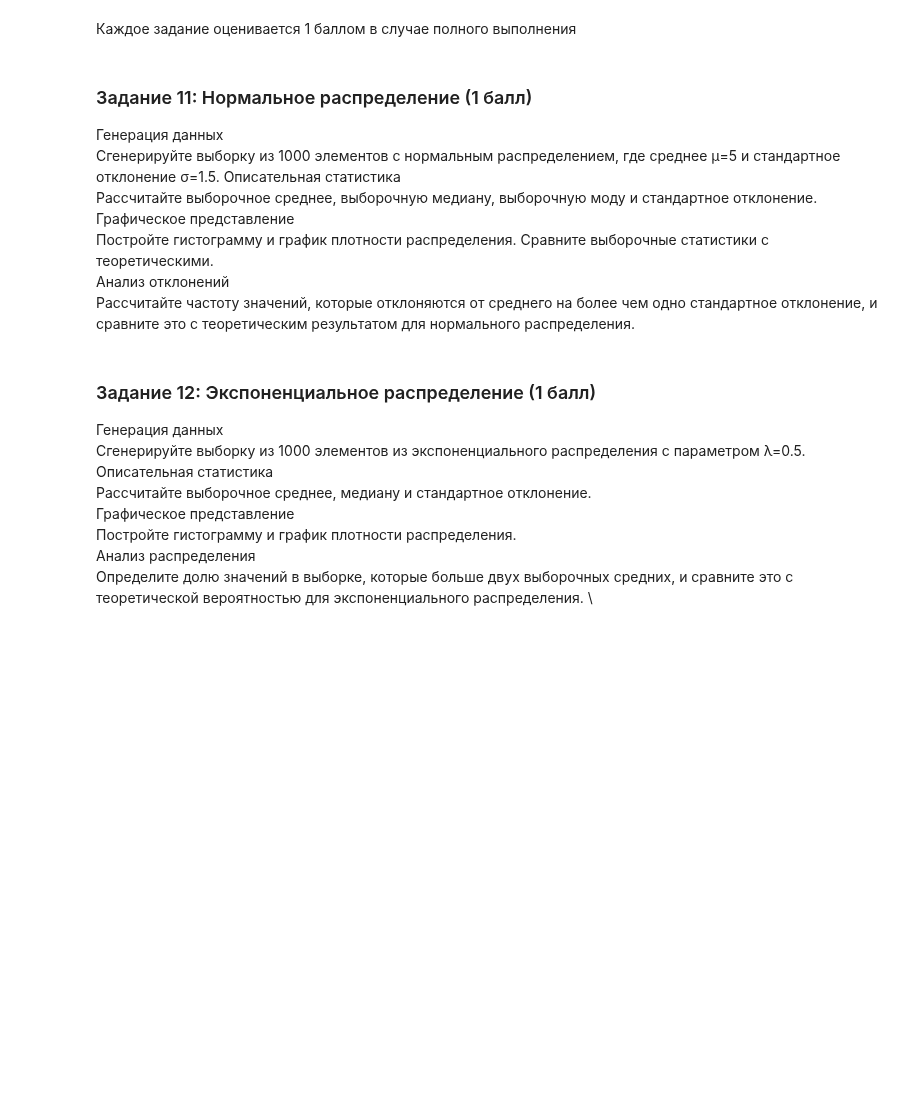
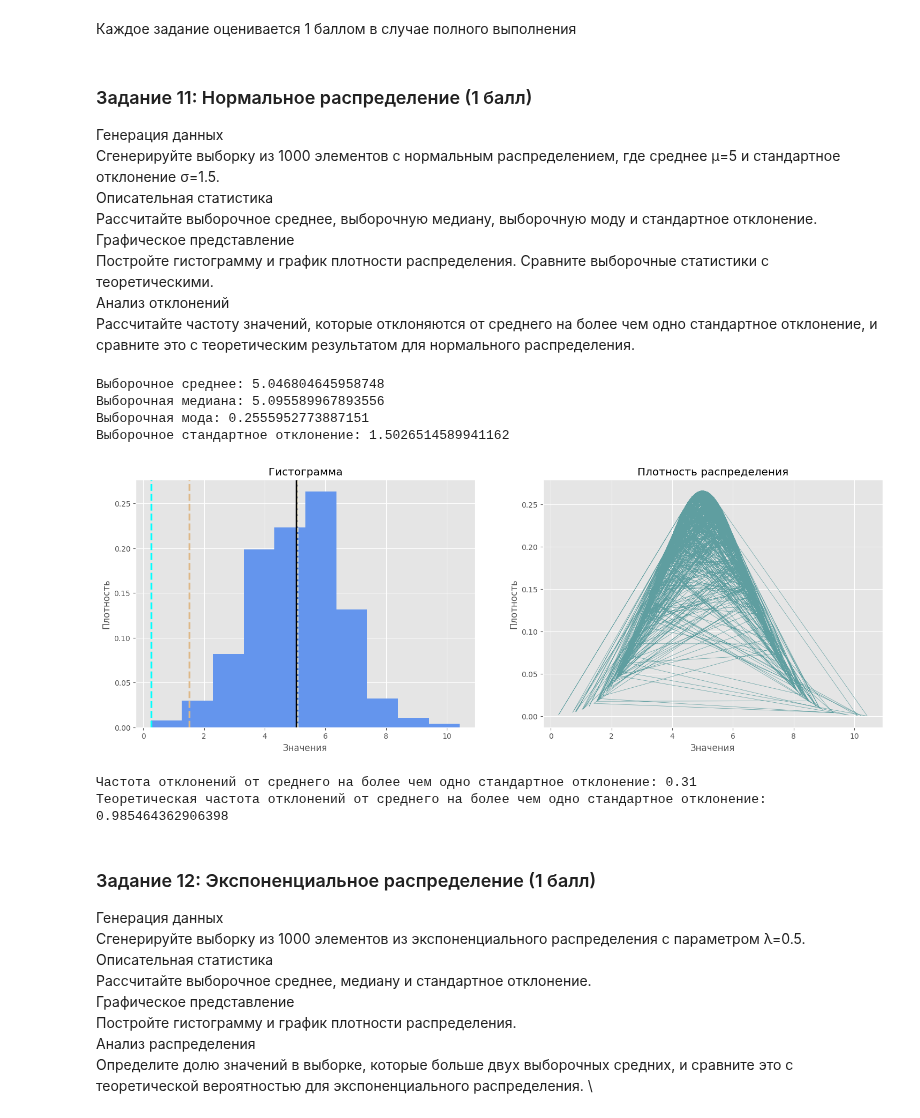
Before and after one commit to hilkovich/itmo_math_stat, a Jupyter notebook: homework_1/HW_1.ipynb, the cells around one changed output. Cells and saved outputs as stored; diff of their text form; code cells hidden in the pictures; blank space fills up the shorter version.

```diff
--- a/homework_1/HW_1.ipynb
+++ b/homework_1/HW_1.ipynb
@@ -258,13 +275,81 @@ print(f"Количество аномалий в столбце members: {anomal
 # %% [markdown]
  ### Задание 11: Нормальное распределение (1 балл)
 Генерация данных \
-Сгенерируйте выборку из 1000 элементов с нормальным распределением, где среднее  μ=5 и стандартное отклонение σ=1.5.
+Сгенерируйте выборку из 1000 элементов с нормальным распределением, где среднее  μ=5 и стандартное отклонение σ=1.5. \
 Описательная статистика \
 Рассчитайте выборочное среднее, выборочную медиану, выборочную моду и стандартное отклонение. \
 Графическое представление \
 Постройте гистограмму и график плотности распределения. Сравните выборочные статистики с теоретическими. \
 Анализ отклонений \
 Рассчитайте частоту значений, которые отклоняются от среднего на более чем одно стандартное отклонение, и сравните это с теоретическим результатом для нормального распределения.
+# %%
+# Генерация данных
+mu = 5
+sigma = 1.5
+
+sample_norm = norm.rvs(mu, sigma, size=1000)
+# %%
+# Описательная статистика
+mean_norm = np.mean(sample_norm)
+median_norm = np.median(sample_norm)
+mode_norm = mode(sample_norm)[0]
+std_norm = np.std(sample_norm)
+
+print(f"Выборочное среднее: {mean_norm}")
+print(f"Выборочная медиана: {median_norm}")
+print(f"Выборочная мода: {mode_norm}")
+print(f"Выборочное стандартное отклонение: {std_norm}")
+# %% [output]
+Выборочное среднее: 5.046804645958748
+Выборочная медиана: 5.095589967893556
+Выборочная мода: 0.2555952773887151
+Выборочное стандартное отклонение: 1.5026514589941162
+# %%
+# Графическое представление
+plt.figure(figsize=(18, 6))
+
+# Гистограмма
+plt.subplot(1, 2, 1)
+plt.hist(sample_norm, bins=10, density=True, color="cornflowerblue")
+plt.axvline(mean_norm, c="black", ls="-", lw=2.5)
+plt.axvline(median_norm, c="cornsilk", ls="--", lw=1.5)
+plt.axvline(mode_norm, c="aqua", ls="--", lw=2.5)
+plt.axvline(std_norm, c="burlywood", ls="--", lw=2.5)
+plt.title("Гистограмма")
+plt.xlabel("Значения")
+plt.ylabel("Плотность")
+
+# Плотность распределения
+plt.subplot(1, 2, 2)
+plt.plot(
+    sample_norm, norm.pdf(sample_norm, mu, sigma), linewidth=0.5, color="cadetblue"
+)
+plt.title("Плотность распределения")
+plt.xlabel("Значения")
+plt.ylabel("Плотность")
+
+plt.show()
+# %% [output]
+[figure, added]
+# %%
+# Анализ отклонений
+sample_deviations = np.abs(sample_norm - mu) > sigma
+sample_deviation_freq = np.sum(sample_deviations) / 1000
+
+# Сравнение с теоретическим результатом
+theoretical_deviation_freq = 1 - np.sqrt(2 * np.pi) * sigma * np.exp(
+    -(mu**2) / (2 * sigma**2)
+)
+
+print(
+    f"Частота отклонений от среднего на более чем одно стандартное отклонение: {sample_deviation_freq}"
+)
+print(
+    f"Теоретическая частота отклонений от среднего на более чем одно стандартное отклонение: {theoretical_deviation_freq}"
+)
+# %% [output]
+Частота отклонений от среднего на более чем одно стандартное отклонение: 0.31
+Теоретическая частота отклонений от среднего на более чем одно стандартное отклонение: 0.985464362906398
 # %% [markdown]
 ### Задание 12: Экспоненциальное распределение (1 балл)
 Генерация данных \
```
Also changed, not shown: parts of 12 cells of this notebook.
